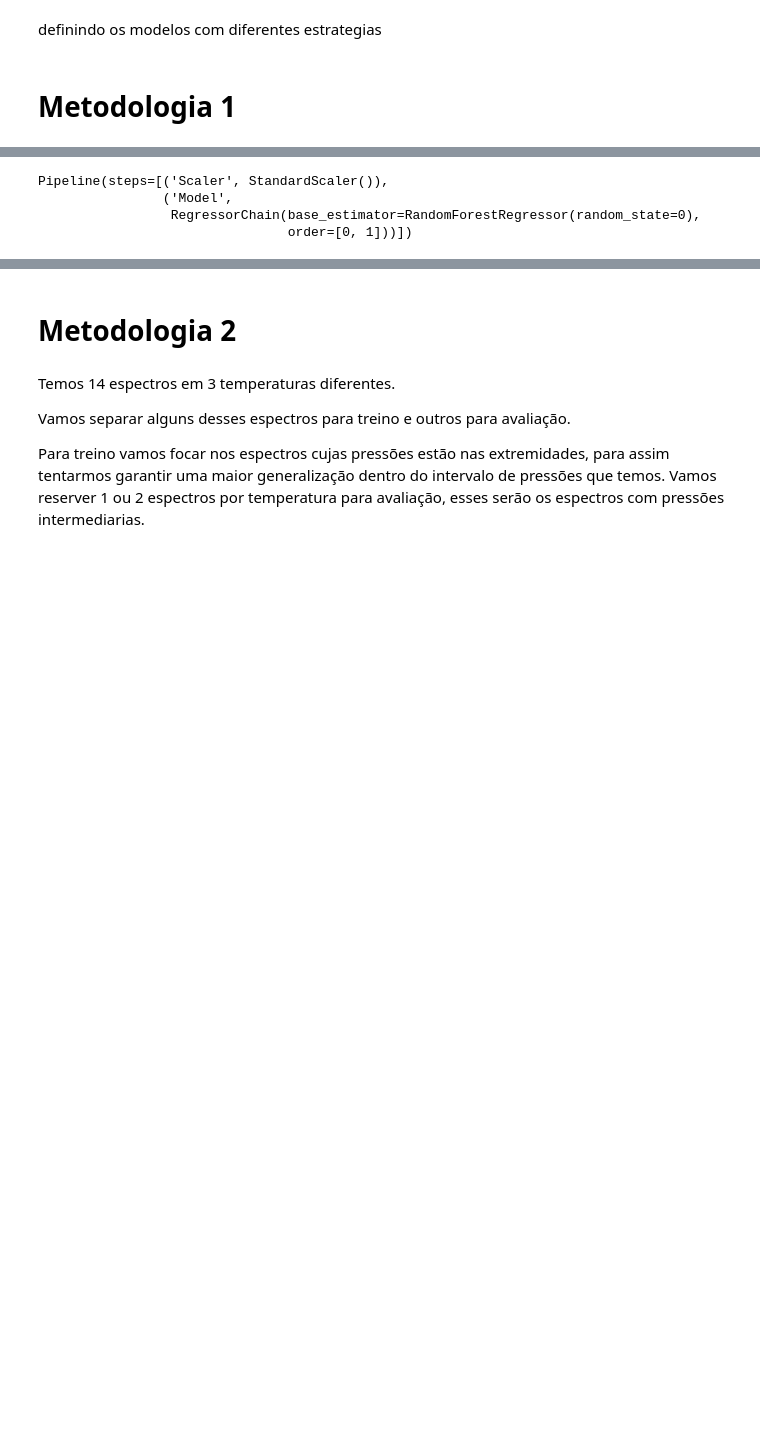
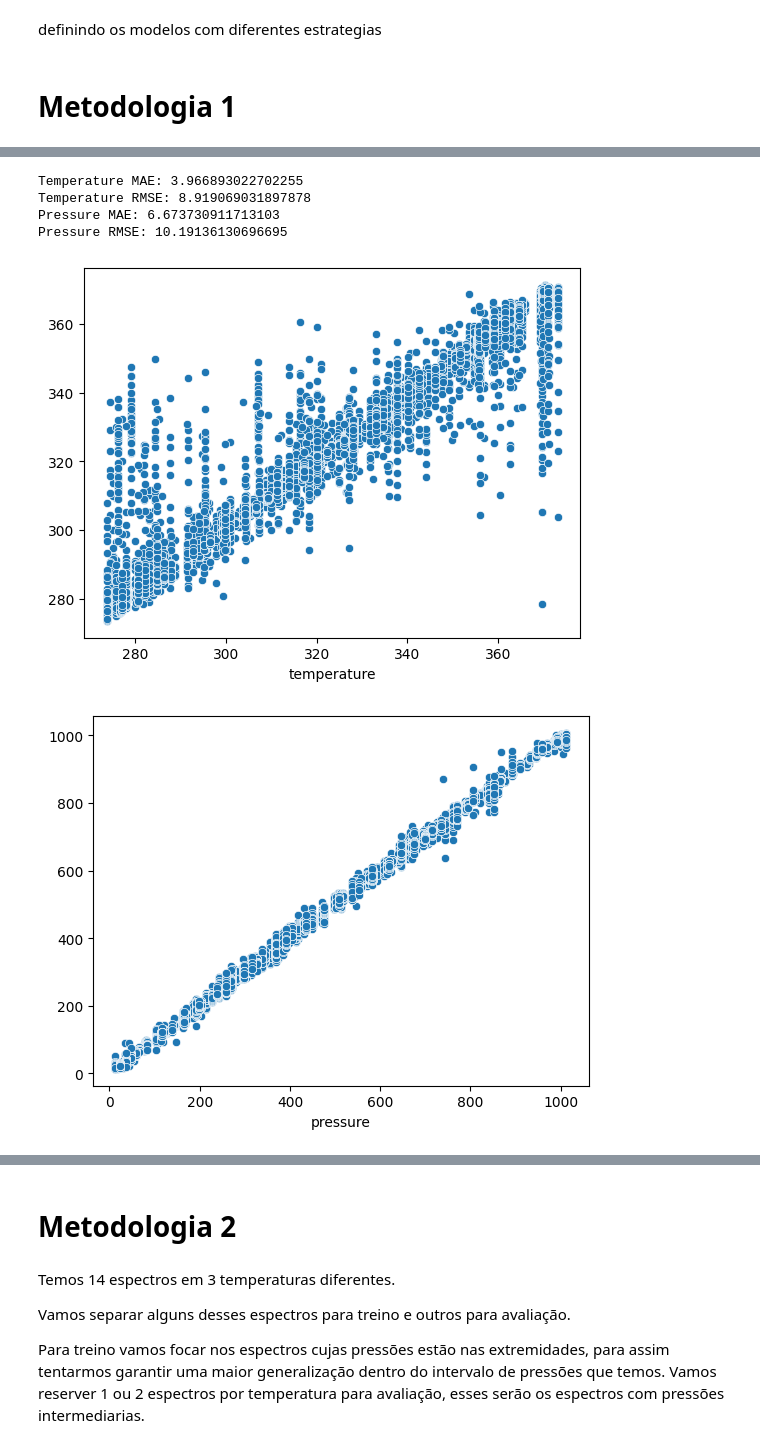
Before and after one commit to Alexandre-Esposte/LineProphet-Machine-Learning-for-Spectral-Attributes, a Jupyter notebook: nbs/ML_modeling.ipynb, the cells around one changed output, grey strips where cells are left out. Drawn from its saved outputs; the diff is of its cells as text; code cells hidden in the pictures; blank space fills up the shorter version.

```diff
--- a/nbs/ML_modeling.ipynb
+++ b/nbs/ML_modeling.ipynb
@@ -200,11 +94,15 @@ prod = pd.read_csv('../database/lines/lines_prod.csv')
 
 
 prod = prod.query('model == "Voigt"').reset_index(drop=True)
+prod['branch'] = prod['branch'].str.split('3').str[0]
 
 
 
 train['pressure'] = train['pressure'] * 1013
 test['pressure'] = test['pressure'] * 1013
+
+train['branch'] = train.apply(lambda x: 'R' if x['center'] > 5665 else 'P', axis = 1)
+test['branch'] = test.apply(lambda x: 'R' if x['center'] > 5665 else 'P', axis = 1)
 # %% [markdown]
 Selecionando somente os melhors ajustes dos dados sintéticos
 # %%
@@ -213,10 +111,10 @@ test = r2Filter(test, 0.9)
 # %% [markdown]
 Separando as informações uteis que serão utilizadas na modelagem
 # %%
-train = train[['center','amplitude','sigma','gamma','fwhm','height', 'temperature', 'pressure']]
-test = test[['center','amplitude','sigma','gamma','fwhm' ,'height','temperature', 'pressure']]
+train = train[['branch','center','amplitude','sigma','gamma','fwhm','height', 'temperature', 'pressure']]
+test = test[['branch','center','amplitude','sigma','gamma','fwhm' ,'height','temperature', 'pressure']]
 
-prod = prod[['center','amplitude','sigma','gamma','fwhm','height', 'temperature', 'pressure']]
+prod = prod[['branch','center','amplitude','sigma','gamma','fwhm','height', 'temperature', 'pressure']]
 # %% [markdown]
 definindo os modelos com diferentes estrategias
 # %%
@@ -264,4 +164,7 @@ y_train = train[['temperature','pressure']]
 
 X_test = test.drop(columns=['temperature','pressure'])
 y_test = test[['temperature','pressure']]
+# %%
+numeric_cols = X_train.select_dtypes(exclude='object').columns
+object_cols = X_train.select_dtypes(include='object').columns
 # %%
@@ -372,15 +227,38 @@ display(results.sort_values(by='mae_temperature'))
-# %%
-model = RegressorChain(RandomForestRegressor(random_state = 0), order = [0,1])
-step = [('Scaler', StandardScaler()),
-        ('Model', model)
-       ]
-
-model_pipe = Pipeline(step)
-
-model_pipe.fit(X_train,y_train)
-# %% [output]
-Pipeline(steps=[('Scaler', StandardScaler()),
-                ('Model',
-                 RegressorChain(base_estimator=RandomForestRegressor(random_state=0),
-                                order=[0, 1]))])
+# %%
+model = RegressorChain(RandomForestRegressor(random_state = 0, n_jobs = -1), order = [0,1])
+
+numeric_processor = Pipeline(steps = [('scaler', StandardScaler())])
+category_processor = Pipeline(steps = [('onehot', OneHotEncoder(handle_unknown='ignore'))])
+processing = ColumnTransformer(transformers = [('numeric_processing', numeric_processor, numeric_cols),
+                                               ('category_processing', category_processor, object_cols)])
+
+preprocessor = Pipeline(steps = [('preprocessor', processing)])
+
+step = [('processing', preprocessor),
+        ('model', model)
+       ]
+
+model_pipe = Pipeline(step)
+
+model_pipe.fit(X_train,y_train)
+
+y_hat = model_pipe.predict(X_test)
+
+
+print('Temperature MAE:', mean_absolute_error(y_test['temperature'], y_hat[:,0]))
+print('Temperature RMSE:', root_mean_squared_error(y_test['temperature'], y_hat[:,0]))
+print('Pressure MAE:', mean_absolute_error(y_test['pressure'], y_hat[:,1]))
+print('Pressure RMSE:', root_mean_squared_error(y_test['pressure'], y_hat[:,1]))
+
+sns.scatterplot(x = y_test['temperature'], y = y_hat[:,0])
+plt.show()
+sns.scatterplot(x = y_test['pressure'], y = y_hat[:,1])
+plt.show()
+# %% [output]
+Temperature MAE: 3.966893022702255
+Temperature RMSE: 8.919069031897878
+Pressure MAE: 6.673730911713103
+Pressure RMSE: 10.19136130696695
+[figure, added]
+[figure, added]
 # %%
```
Also changed, not shown: parts of 24 cells of this notebook, 3 other files.
